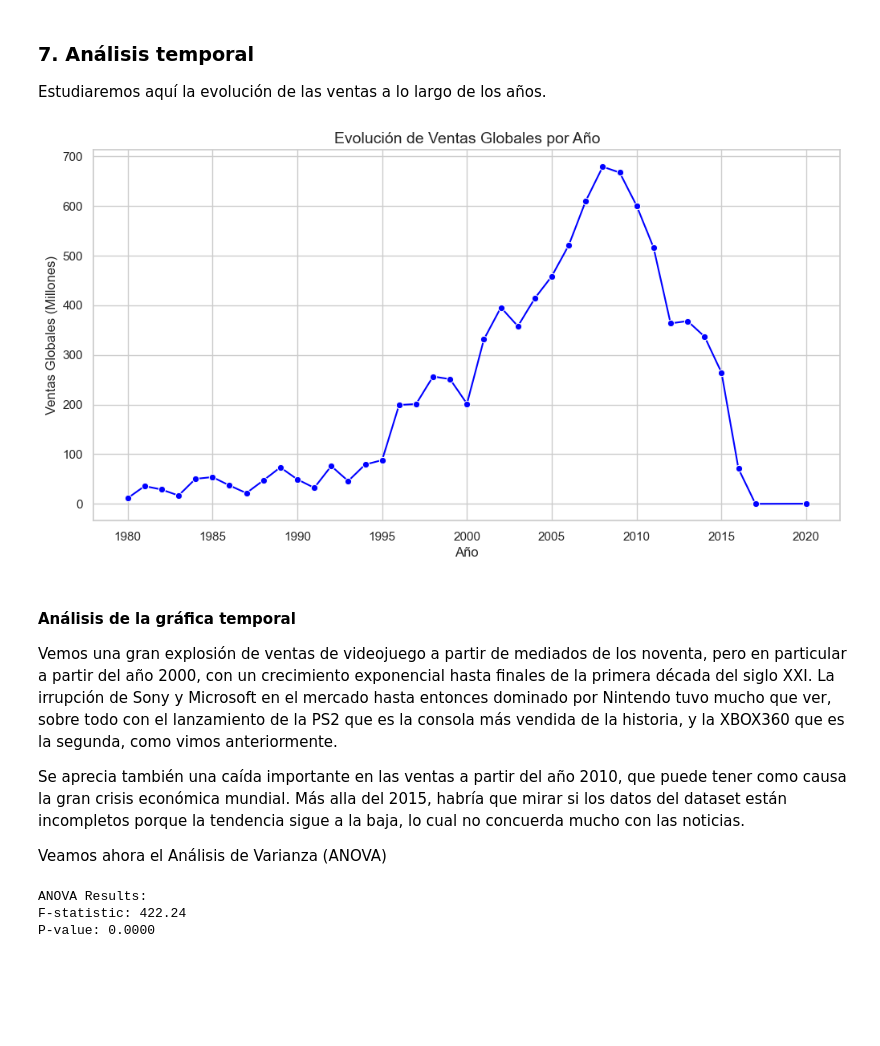
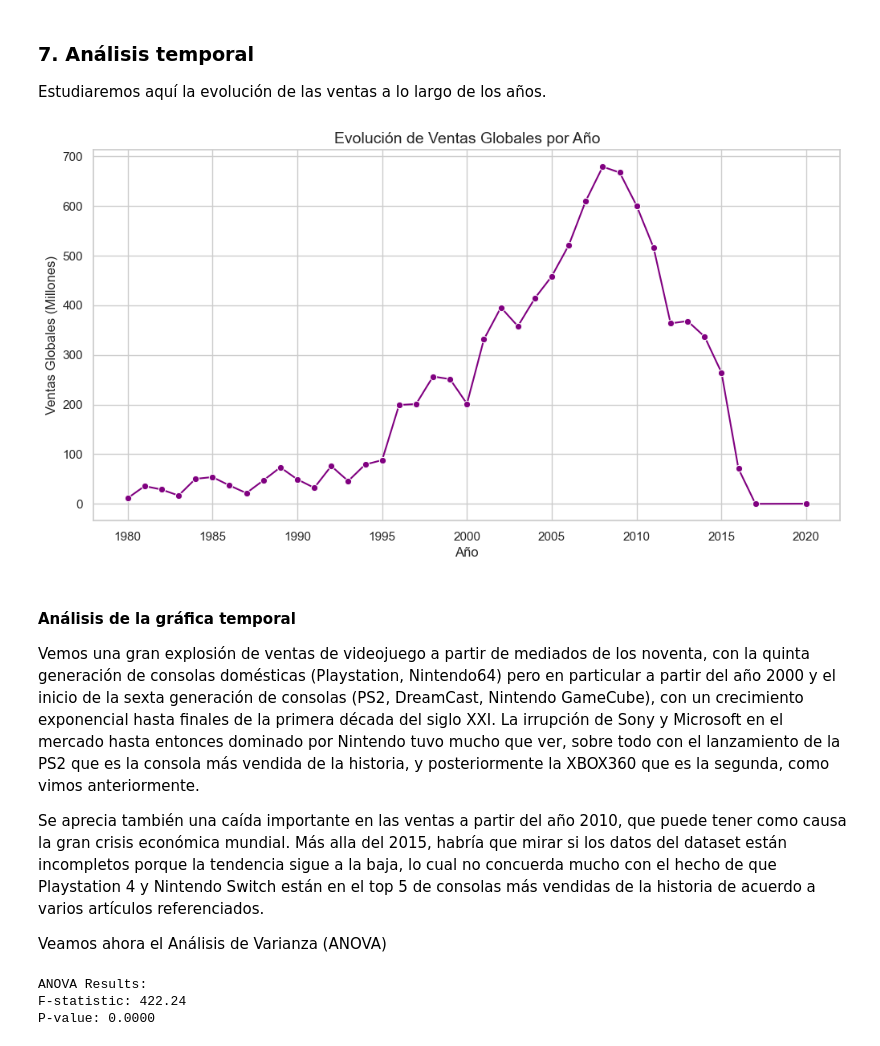
Before and after one commit to amorenooya/MIAR, a Jupyter notebook: 01MIAR_ACT_Final.ipynb, the cells around one changed output. Cells and saved outputs as stored; diff of their text form; code cells hidden in the pictures; blank space fills up the shorter version.

```diff
--- a/01MIAR_ACT_Final.ipynb
+++ b/01MIAR_ACT_Final.ipynb
@@ -318,23 +318,23 @@ Estudiaremos aquí la evolución de las ventas a lo largo de los años.
 # %%
 # Ventas globales por año
 sales_by_year = df.groupby('Year')['Global_Sales'].sum().reset_index()
 
 # Gráfico de línea: Ventas totales por año
 plt.figure(figsize=(12, 6))
-sns.lineplot(x='Year', y='Global_Sales', data=sales_by_year, marker='o', color='blue')
+sns.lineplot(x='Year', y='Global_Sales', data=sales_by_year, marker='o', color='purple')
 plt.title('Evolución de Ventas Globales por Año', fontsize=14)
 plt.xlabel('Año', fontsize=12)
 plt.ylabel('Ventas Globales (Millones)', fontsize=12)
 plt.grid(True)
 plt.show()
 # %% [output]
-[figure, old version]
+[figure, new version]
 # %% [markdown]
 #### Análisis de la gráfica temporal
 
-Vemos una gran explosión de ventas de videojuego a partir de mediados de los noventa, pero en particular a partir del año 2000, con un crecimiento exponencial hasta finales de la primera década del siglo XXI. La irrupción de Sony y Microsoft en el mercado hasta entonces dominado por Nintendo tuvo mucho que ver, sobre todo con el lanzamiento de la PS2 que es la consola más vendida de la historia, y la XBOX360 que es la segunda, como vimos anteriormente.
+Vemos una gran explosión de ventas de videojuego a partir de mediados de los noventa, con la quinta generación de consolas domésticas (Playstation, Nintendo64) pero en particular a partir del año 2000 y el inicio de la sexta generación de consolas (PS2, DreamCast, Nintendo GameCube), con un crecimiento exponencial hasta finales de la primera década del siglo XXI. La irrupción de Sony y Microsoft en el mercado hasta entonces dominado por Nintendo tuvo mucho que ver, sobre todo con el lanzamiento de la PS2 que es la consola más vendida de la historia, y posteriormente la XBOX360 que es la segunda, como vimos anteriormente.
 
-Se aprecia también una caída importante en las ventas a partir del año 2010, que puede tener como causa la gran crisis económica mundial. Más alla del 2015, habría que mirar si los datos del dataset están incompletos porque la tendencia sigue a la baja, lo cual no concuerda mucho con las noticias.
+Se aprecia también una caída importante en las ventas a partir del año 2010, que puede tener como causa la gran crisis económica mundial. Más alla del 2015, habría que mirar si los datos del dataset están incompletos porque la tendencia sigue a la baja, lo cual no concuerda mucho con el hecho de que Playstation 4 y Nintendo Switch están en el top 5 de consolas más vendidas de la historia de acuerdo a varios artículos referenciados.
 
 Veamos ahora el Análisis de Varianza (ANOVA)
 # %%
```
Also changed, not shown: parts of 3 cells of this notebook.
